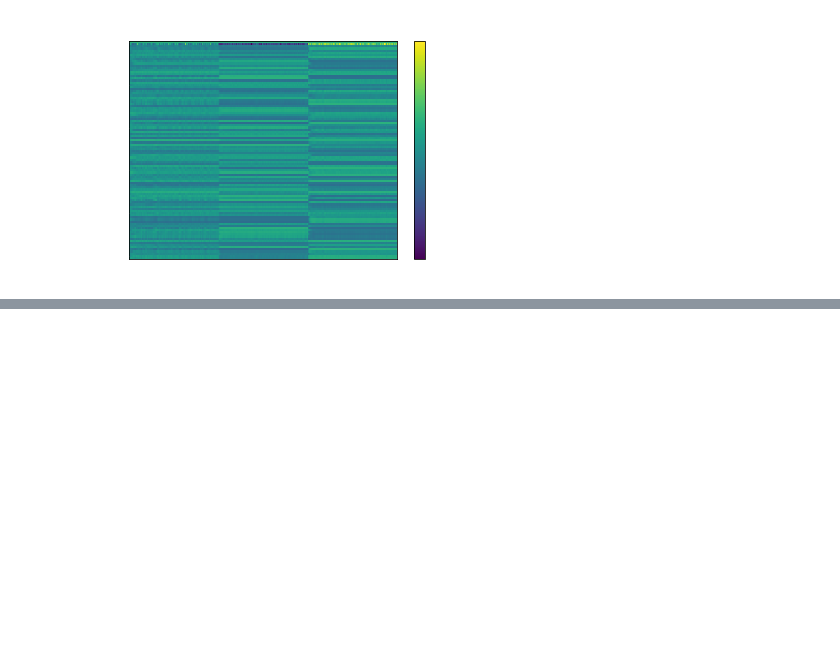
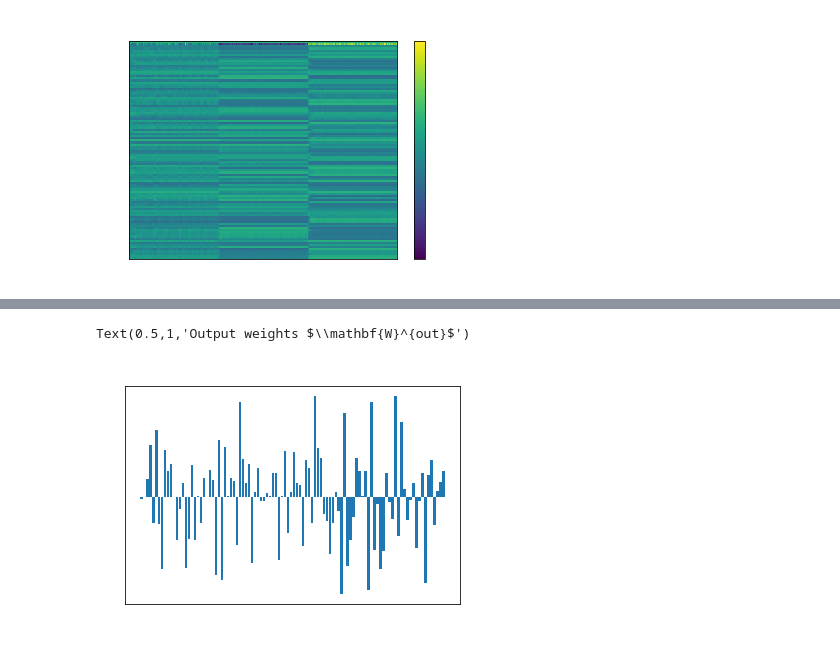
Before and after one commit to mizvol/miniESN, a Jupyter notebook: Synthetic.ipynb, the cells around one changed output, grey strips where cells are left out. Saved outputs shown, nothing was run; the diff lists cells and outputs as text; code cells hidden in the pictures; blank space fills up the shorter version.

Commit message:
Training

```diff
--- a/Synthetic.ipynb
+++ b/Synthetic.ipynb
@@ -91,3 +91,9 @@ colorbar()
 # %% [output]
 <matplotlib.colorbar.Colorbar at 0x...>
 [figure]
+# %%
+# prepare labels
+Yt = np.zeros(shape=(num_classes, num_classes * num_samples))
+for i in range(num_classes):
+    Yt[i, i * num_samples:(i + 1) * num_samples] = 1
+Yt = np.transpose(Yt)
@@ -93,0 +110,12 @@ colorbar()
+# %%
+# train the output by ridge regression
+reg = 1e-8  # regularization coefficient
+X_T = X.T
+Wout = dot( dot(Yt.T,X_T), linalg.inv( dot(X,X_T) + \
+    reg*eye(1+inSize+resSize) ) )
+# %%
+bar( range(1+inSize+resSize), [v[0] for v in Wout.T] )
+title('Output weights $\mathbf{W}^{out}$')
+# %% [output]
+Text(0.5,1,'Output weights $\\mathbf{W}^{out}$')
+[figure, added]
```
Also changed, not shown: parts of 1 cell of this notebook.
